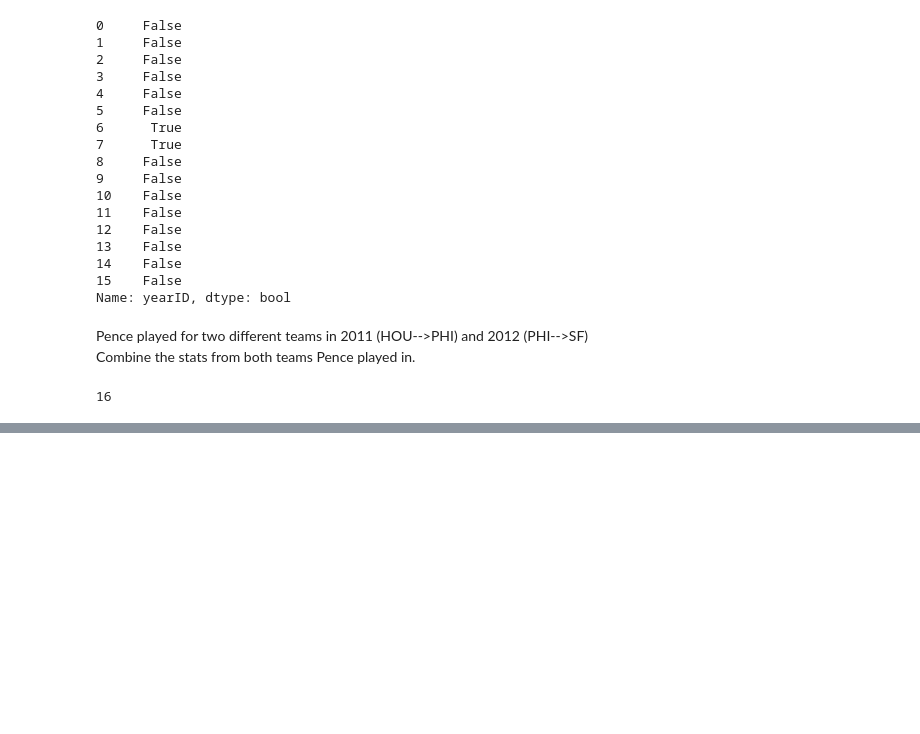
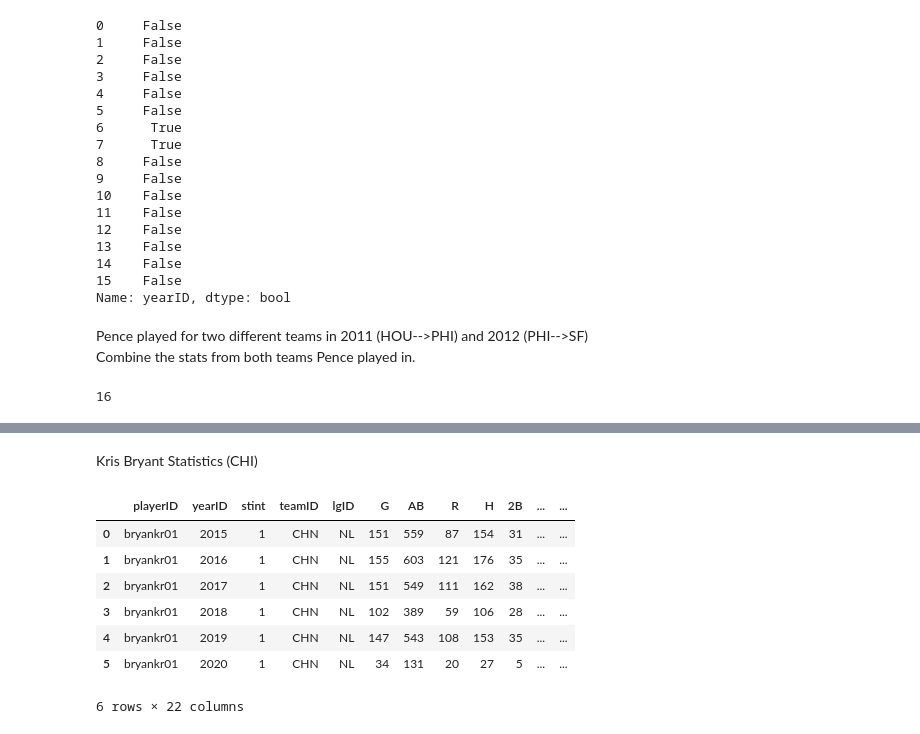
Before and after one commit to matthewjchin/baseballstats, a Jupyter notebook: Slug_Datavis.ipynb, the cells around one changed output, grey strips where cells are left out. Saved outputs shown, nothing was run; the diff lists cells and outputs as text; code cells hidden in the pictures; blank space fills up the shorter version.

```diff
--- a/Slug_Datavis.ipynb
+++ b/Slug_Datavis.ipynb
@@ -213,0 +216,22 @@ count = 0
+# %% [markdown]
+Kris Bryant Statistics (CHI)
+# %%
+kb_stats = pd.DataFrame(columns=['playerID', 'yearID', 'stint', 'teamID', 'lgID', 'G', 'AB', 'R', 'H',
+       '2B', '3B', 'HR', 'RBI', 'SB', 'CS', 'BB', 'SO', 'IBB', 'HBP', 'SH', 'SF', 'GIDP'])
+counter = 0
+
+for a in batstats_arr:
+    if a[0] == 'bryankr01':
+        kb_stats.loc[counter] = a
+        counter += 1
+
+kb_stats
+# %% [output]
+|  | playerID | yearID | stint | teamID | lgID | G | AB | R | H | 2B | ... | ... |
+| 0 | bryankr01 | 2015 | 1 | CHN | NL | 151 | 559 | 87 | 154 | 31 | ... | ... |
+| 1 | bryankr01 | 2016 | 1 | CHN | NL | 155 | 603 | 121 | 176 | 35 | ... | ... |
+| 2 | bryankr01 | 2017 | 1 | CHN | NL | 151 | 549 | 111 | 162 | 38 | ... | ... |
+| 3 | bryankr01 | 2018 | 1 | CHN | NL | 102 | 389 | 59 | 106 | 28 | ... | ... |
+| 4 | bryankr01 | 2019 | 1 | CHN | NL | 147 | 543 | 108 | 153 | 35 | ... | ... |
+| 5 | bryankr01 | 2020 | 1 | CHN | NL | 34 | 131 | 20 | 27 | 5 | ... | ... |
+6 rows × 22 columns
```
Also changed, not shown: parts of 5 cells of this notebook.
